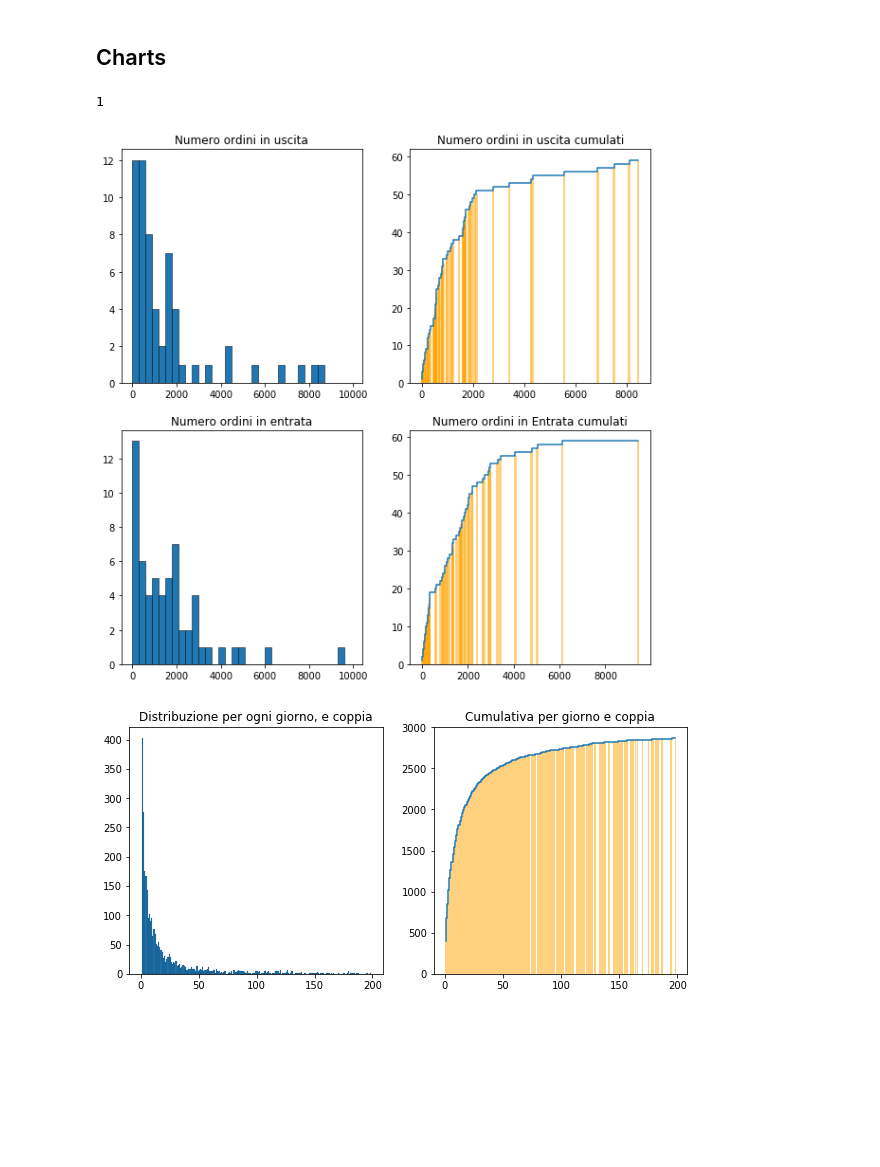
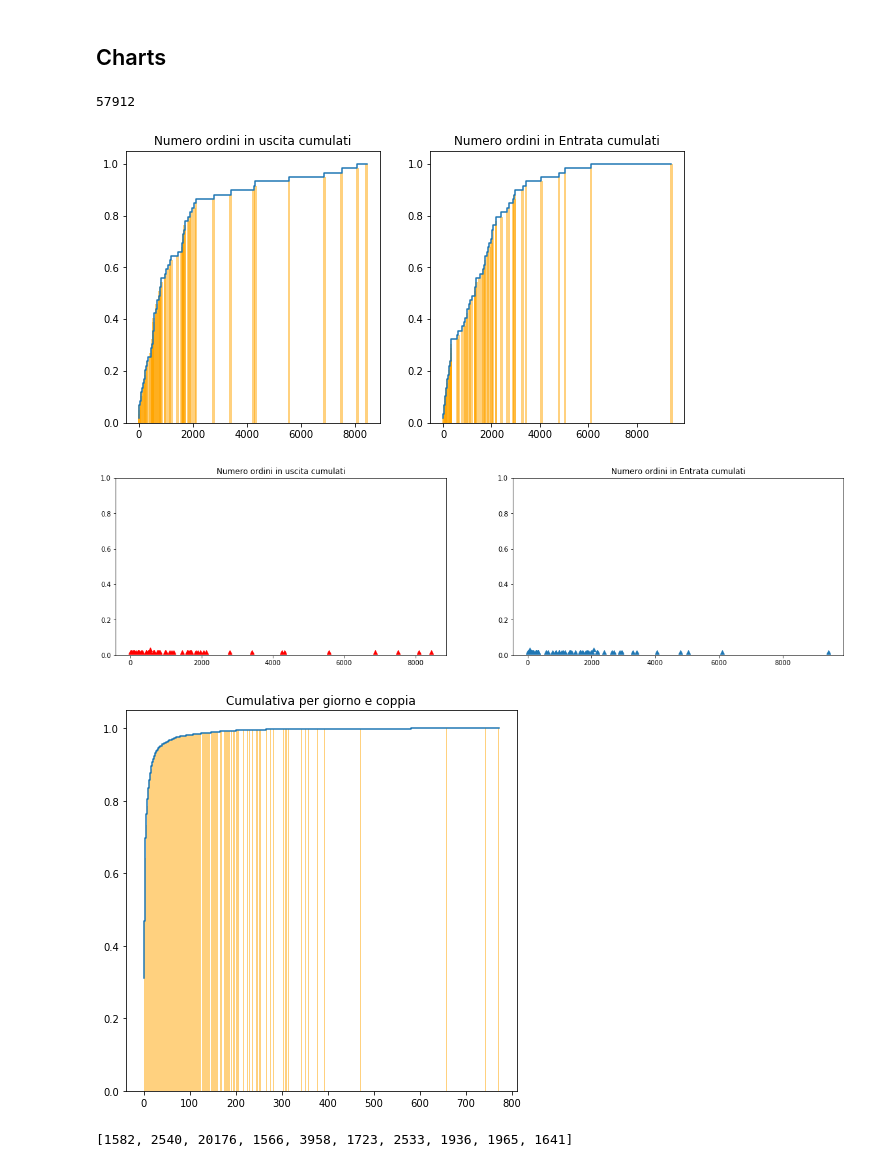
Before and after one commit to MassimoCavagna/Bachelor-Thesis, a Jupyter notebook: Dati/explorative_analysis/Distribution_analysis.ipynb, the cells around one changed output. Drawn from its saved outputs; the diff is of its cells as text; code cells hidden in the pictures; blank space fills up the shorter version.

```diff
--- a/Dati/explorative_analysis/Distribution_analysis.ipynb
+++ b/Dati/explorative_analysis/Distribution_analysis.ipynb
@@ -102,30 +102,41 @@ for i in range(1,10000):
         yd.append(c)
         xd.append(i)
 # %%
-list(s_b_f["partenza"]).count(57912)
+max(s_b_f["partenza"])
 # %% [output]
-1
+57912
 # %%
 #Distribuzioni con numero di ordini divisi per bibliteca
-plt.figure(figsize=[10,10])
-plt.subplot(221)
-plt.hist(tot_rz_p, bins=range(0,10000,300), edgecolor='black', linewidth=0.5)
-plt.title("Numero ordini in uscita")
-plt.subplot(222)
-plt.bar(x, np.cumsum(y), width=100, color="orange", alpha=0.5)
-plt.step(x, np.cumsum(y))
+plt.figure(figsize=[10,5])
+plt.subplot(121)
+plt.bar(x, np.cumsum(y)/max(np.cumsum(y)), width=100, color="orange", alpha=0.5)
+plt.step(x, np.cumsum(y)/max(np.cumsum(y)))
 plt.title("Numero ordini in uscita cumulati")
 
-plt.subplot(223)
-plt.hist(tot_rz_d, bins=range(0,10000,300), edgecolor='black', linewidth=0.5)
-plt.title("Numero ordini in entrata")
-plt.subplot(224)
-plt.bar(xd, np.cumsum(yd), width=100, color="orange", alpha=0.5)
-plt.step(xd, np.cumsum(yd))
+plt.subplot(122)
+plt.bar(xd, np.cumsum(yd)/max(np.cumsum(yd)), width=100, color="orange", alpha=0.5)
+plt.step(xd, np.cumsum(yd)/max(np.cumsum(yd)))
 plt.title("Numero ordini in Entrata cumulati")
 plt.show()
 # %% [output]
-[figure, old version]
+[figure, new version]
+# %%
+#Distribuzioni con numero di ordini divisi per bibliteca
+plt.figure(figsize=[20,5])
+plt.subplot(121)
+#plt.bar(x, np.asarray(y)/max(y), width=100, color="orange", alpha=0.5)
+plt.plot(x, np.asarray(y)/sum(y), "r^")
+plt.ylim([0,1])
+plt.title("Numero ordini in uscita cumulati")
+
+plt.subplot(122)
+#plt.bar(xd, np.asarray(yd)/max(yd), width=100, color="orange", alpha=0.5)
+plt.plot(xd, np.asarray(yd)/sum(yd), "^")
+plt.ylim([0,1])
+plt.title("Numero ordini in Entrata cumulati")
+plt.show()
+# %% [output]
+[figure, added]
 # %%
 tot = []
 for d in k.index:
@@ -142,18 +153,14 @@ for i in range(1,200):
         y.append(c)
         x.append(i)
 # %%
-plt.figure(figsize=[10,10])
-plt.subplot(221)
-plt.hist(tot_rz, bins=range(0,200,1), edgecolor='black', linewidth=0.1)
-plt.title("Distribuzione per ogni giorno, e coppia")
-plt.subplot(222)
-plt.bar(x, np.cumsum(y), width=1, color="orange", alpha=0.5)
-plt.step(x, np.cumsum(y))
+plt.figure(figsize=[7,7])
+plt.bar(x, np.cumsum(y)/max(np.cumsum(y)), width=1, color="orange", alpha=0.5)
+plt.step(x, np.cumsum(y)/max(np.cumsum(y)))
 plt.title("Cumulativa per giorno e coppia")
 
 plt.show()
 # %% [output]
-[figure, old version]
+[figure, new version]
 # %%
 tot = []
 tmp = pd.read_csv("distribution/ord_numbers.csv", delimiter=";", encoding = "ISO-8859-1", index_col=0)
@@ -168,4 +175,8 @@ for i in range(1,500):
     if c>0:
         y.append(c)
         x.append(i)
+# %%
+[n for n in tot_rz if n>1500]
+# %% [output]
+[1582, 2540, 20176, 1566, 3958, 1723, 2533, 1936, 1965, 1641]
 # %%
```
Also changed, not shown: parts of 4 cells of this notebook, 3 other files.
